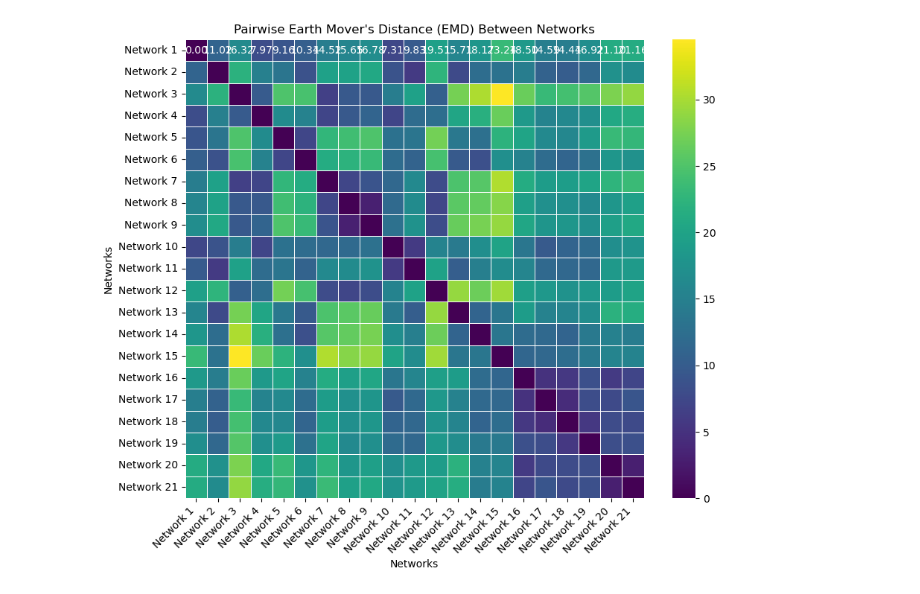
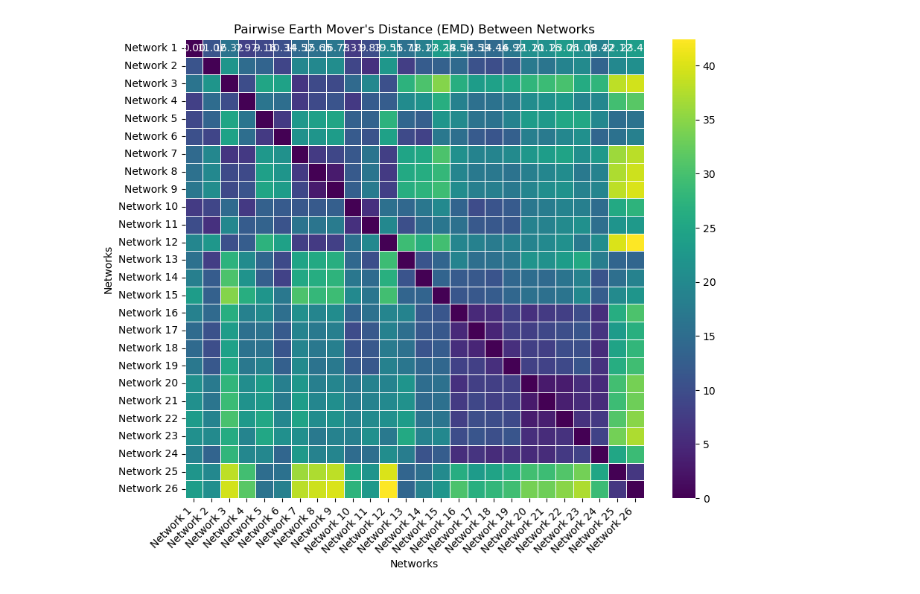
Before and after one commit to gianmarcoferrara/ComplexNetworksProject, a Jupyter notebook: EMD_Matrix.ipynb, the cells around one changed output. Drawn from its saved outputs; the diff is of its cells as text; code cells hidden in the pictures.

```diff
--- a/EMD_Matrix.ipynb
+++ b/EMD_Matrix.ipynb
@@ -27,7 +27,12 @@ file_paths = [
     '/Users/gianmarcoferrara/ComplexNetworksProject/degree_differences_18.csv',
     '/Users/gianmarcoferrara/ComplexNetworksProject/degree_differences_19.csv',
     '/Users/gianmarcoferrara/ComplexNetworksProject/degree_differences_20.csv',
-    '/Users/gianmarcoferrara/ComplexNetworksProject/degree_differences_21.csv'
+    '/Users/gianmarcoferrara/ComplexNetworksProject/degree_differences_21.csv',
+    '/Users/gianmarcoferrara/ComplexNetworksProject/degree_differences_22.csv',
+    '/Users/gianmarcoferrara/ComplexNetworksProject/degree_differences_23.csv',
+    '/Users/gianmarcoferrara/ComplexNetworksProject/degree_differences_24.csv',
+    '/Users/gianmarcoferrara/ComplexNetworksProject/degree_differences_25.csv',
+    '/Users/gianmarcoferrara/ComplexNetworksProject/degree_differences_26.csv'
 ]
 
 # Load each distribution into a list
@@ -35,31 +40,31 @@ distributions = [pd.read_csv(file_path)['Degree_Difference'] for file_path in fi
 
 # Initialize an empty matrix to store EMD values
 num_distributions = len(distributions)
 emd_matrix = np.zeros((num_distributions, num_distributions))
 
 # Compute pairwise EMD
 for i in range(num_distributions):
     for j in range(num_distributions):
         emd_matrix[i, j] = wasserstein_distance(distributions[i], distributions[j])
 
 plt.figure(figsize=(10, 8))
 sns.heatmap(
     emd_matrix,
     annot=True,
     fmt=".2f",
     cmap="viridis",  # Use a smoother colormap
     xticklabels=[f'Network {i+1}' for i in range(num_distributions)],
     yticklabels=[f'Network {i+1}' for i in range(num_distributions)],
     linewidths=0.5,  # Add a small gap for better distinction
     square=True
 )
 
 plt.xticks(rotation=45, ha='right')
 plt.yticks(rotation=0)
 plt.title("Pairwise Earth Mover's Distance (EMD) Between Networks")
 plt.xlabel("Networks")
 plt.ylabel("Networks")
 
 plt.show()
 # %% [output]
-[figure, old version]
+[figure, new version]
```
Also changed, not shown: 12 other files.
